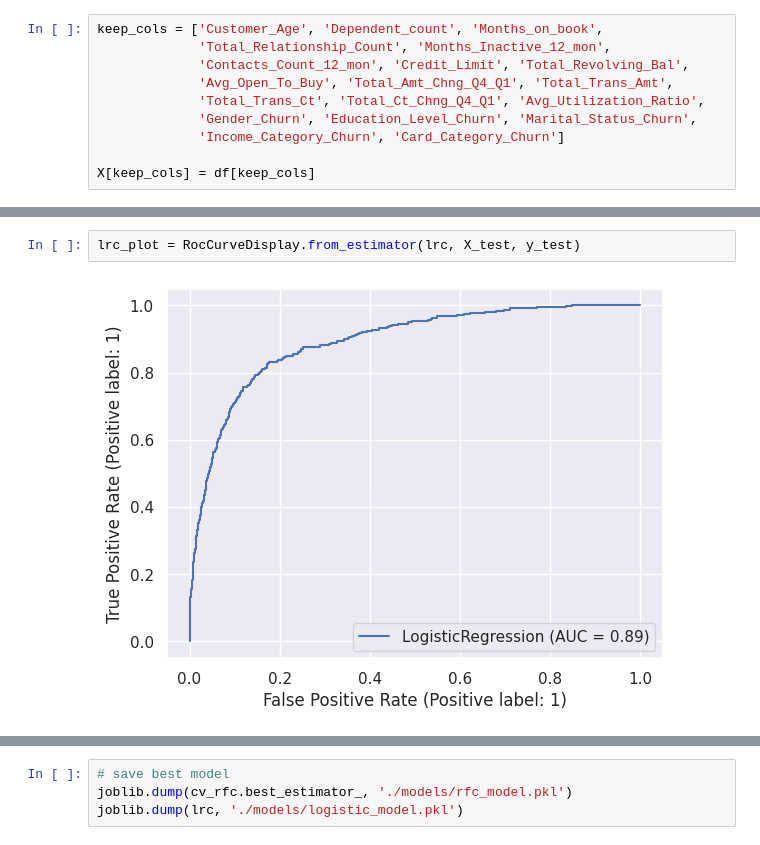
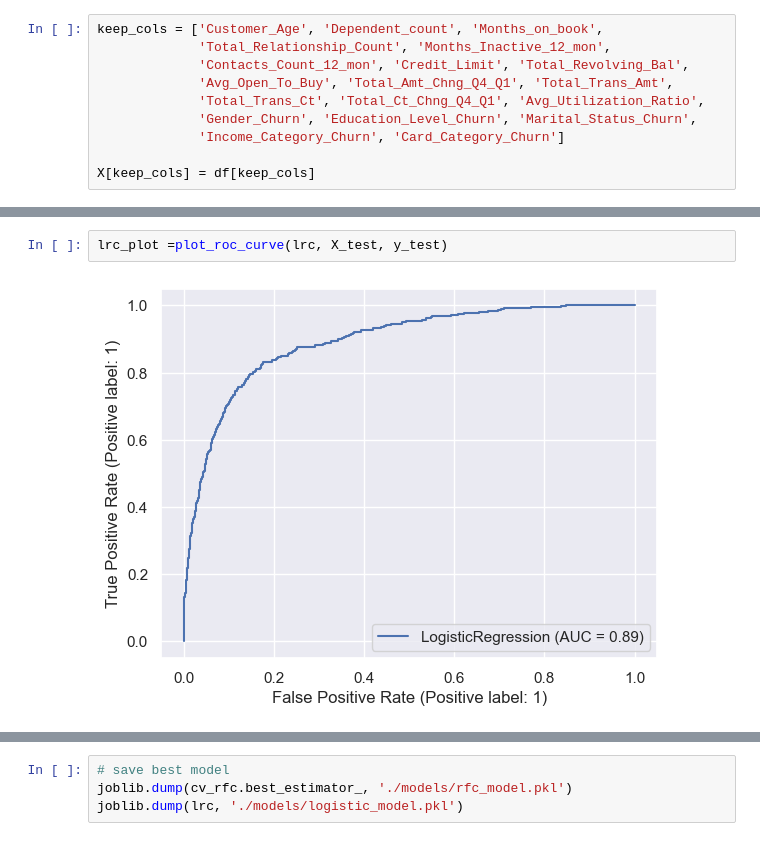
Before and after one commit to Faisal-Alageel/Udacity-MLOPs-Engineer, a Jupyter notebook: project 1/churn_notebook.ipynb, the cells around one changed output, grey strips where cells are left out. Saved outputs shown, nothing was run; the diff lists cells and outputs as text.

```diff
--- a/project 1/churn_notebook.ipynb
+++ b/project 1/churn_notebook.ipynb
@@ -275,6 +249,6 @@ weighted avg       0.88      0.89      0.88      7088
 # %%
-lrc_plot = RocCurveDisplay.from_estimator(lrc, X_test, y_test)
+lrc_plot =plot_roc_curve(lrc, X_test, y_test)
 # %% [output]
-[figure, old version]
+[figure, new version]
 # %%
 # plots
```
Also changed, not shown: parts of 9 cells of this notebook, 41 other files.
